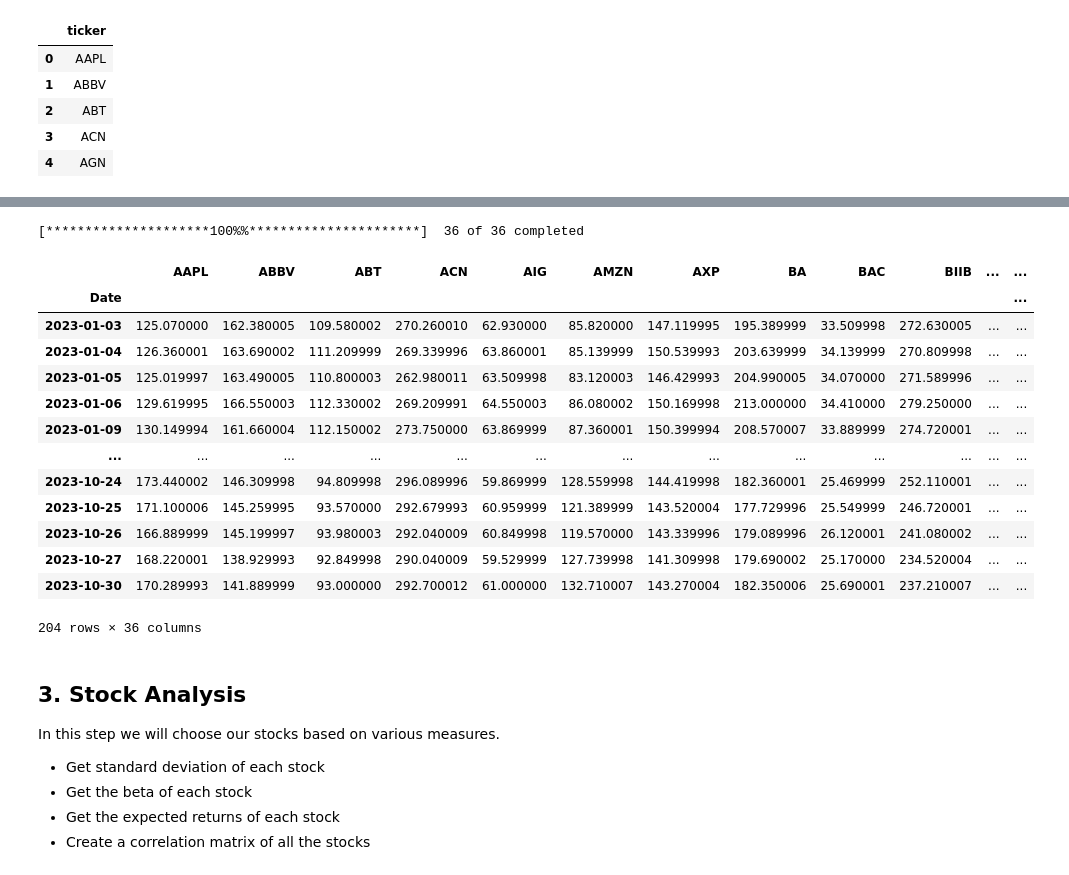
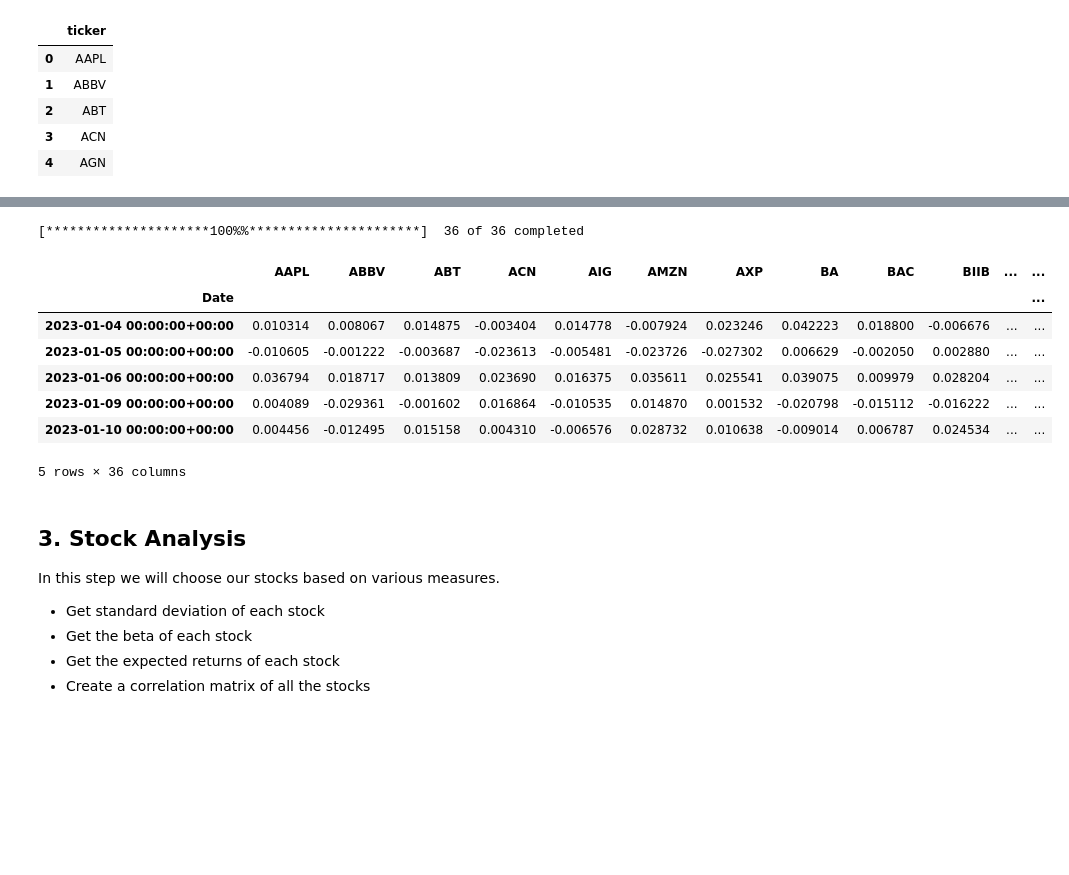
Before and after one commit to Zemelware/robo_stock_advisor, a Jupyter notebook: robo_stock_advisor.ipynb, the cells around one changed output, grey strips where cells are left out. Saved outputs shown, nothing was run; the diff lists cells and outputs as text; code cells hidden in the pictures; blank space fills up the shorter version.

```diff
--- a/robo_stock_advisor.ipynb
+++ b/robo_stock_advisor.ipynb
@@ -173,23 +174,22 @@ NameError: name 'min_avg_volume' is not defined
 # %%
 # Download stock data
 stock_data = yf.download(tickers=filtered_tickers, interval="1d", start=filter_start_date, end=filter_end_date).Close.dropna()
-stock_data
+
+# Get daily returns of stocks
+daily_returns = stock_data.pct_change().dropna()
+daily_returns.index = daily_returns.index.tz_localize('UTC')
+daily_returns.index = daily_returns.index.tz_convert('UTC')
+daily_returns.head()
 # %% [output]
 [*********************100%%**********************]  36 of 36 completed
 |  | AAPL | ABBV | ABT | ACN | AIG | AMZN | AXP | BA | BAC | BIIB | ... | ... |
 | Date |  |  |  |  |  |  |  |  |  |  |  | ... |
-| 2023-01-03 | 125.070000 | 162.380005 | 109.580002 | 270.260010 | 62.930000 | 85.820000 | 147.119995 | 195.389999 | 33.509998 | 272.630005 | ... | ... |
-| 2023-01-04 | 126.360001 | 163.690002 | 111.209999 | 269.339996 | 63.860001 | 85.139999 | 150.539993 | 203.639999 | 34.139999 | 270.809998 | ... | ... |
-| 2023-01-05 | 125.019997 | 163.490005 | 110.800003 | 262.980011 | 63.509998 | 83.120003 | 146.429993 | 204.990005 | 34.070000 | 271.589996 | ... | ... |
-| 2023-01-06 | 129.619995 | 166.550003 | 112.330002 | 269.209991 | 64.550003 | 86.080002 | 150.169998 | 213.000000 | 34.410000 | 279.250000 | ... | ... |
-| 2023-01-09 | 130.149994 | 161.660004 | 112.150002 | 273.750000 | 63.869999 | 87.360001 | 150.399994 | 208.570007 | 33.889999 | 274.720001 | ... | ... |
-| ... | ... | ... | ... | ... | ... | ... | ... | ... | ... | ... | ... | ... |
-| 2023-10-24 | 173.440002 | 146.309998 | 94.809998 | 296.089996 | 59.869999 | 128.559998 | 144.419998 | 182.360001 | 25.469999 | 252.110001 | ... | ... |
-| 2023-10-25 | 171.100006 | 145.259995 | 93.570000 | 292.679993 | 60.959999 | 121.389999 | 143.520004 | 177.729996 | 25.549999 | 246.720001 | ... | ... |
-| 2023-10-26 | 166.889999 | 145.199997 | 93.980003 | 292.040009 | 60.849998 | 119.570000 | 143.339996 | 179.089996 | 26.120001 | 241.080002 | ... | ... |
-| 2023-10-27 | 168.220001 | 138.929993 | 92.849998 | 290.040009 | 59.529999 | 127.739998 | 141.309998 | 179.690002 | 25.170000 | 234.520004 | ... | ... |
-| 2023-10-30 | 170.289993 | 141.889999 | 93.000000 | 292.700012 | 61.000000 | 132.710007 | 143.270004 | 182.350006 | 25.690001 | 237.210007 | ... | ... |
+| 2023-01-04 00:00:00+00:00 | 0.010314 | 0.008067 | 0.014875 | -0.003404 | 0.014778 | -0.007924 | 0.023246 | 0.042223 | 0.018800 | -0.006676 | ... | ... |
+| 2023-01-05 00:00:00+00:00 | -0.010605 | -0.001222 | -0.003687 | -0.023613 | -0.005481 | -0.023726 | -0.027302 | 0.006629 | -0.002050 | 0.002880 | ... | ... |
+| 2023-01-06 00:00:00+00:00 | 0.036794 | 0.018717 | 0.013809 | 0.023690 | 0.016375 | 0.035611 | 0.025541 | 0.039075 | 0.009979 | 0.028204 | ... | ... |
+| 2023-01-09 00:00:00+00:00 | 0.004089 | -0.029361 | -0.001602 | 0.016864 | -0.010535 | 0.014870 | 0.001532 | -0.020798 | -0.015112 | -0.016222 | ... | ... |
+| 2023-01-10 00:00:00+00:00 | 0.004456 | -0.012495 | 0.015158 | 0.004310 | -0.006576 | 0.028732 | 0.010638 | -0.009014 | 0.006787 | 0.024534 | ... | ... |
-204 rows × 36 columns
+5 rows × 36 columns
 # %% [markdown]
 ## 3. Stock Analysis
 In this step we will choose our stocks based on various measures.
```
Also changed, not shown: parts of 13 cells of this notebook.
